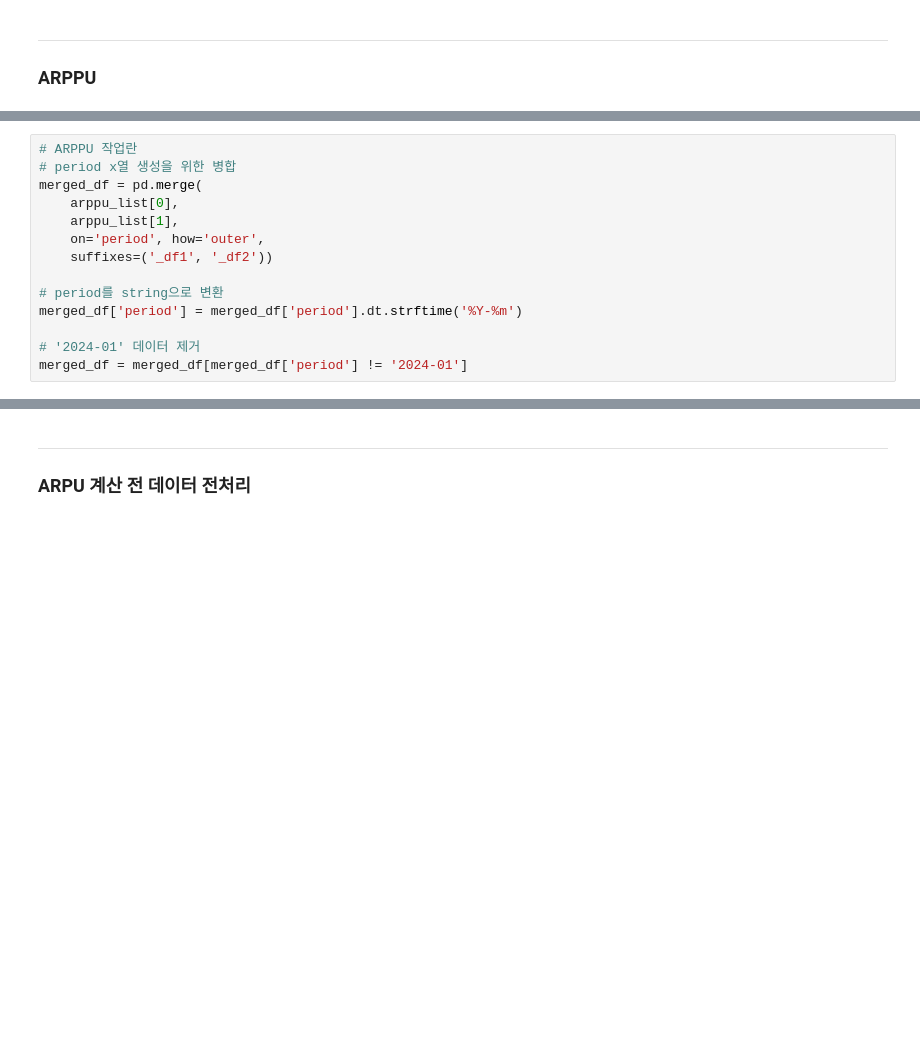
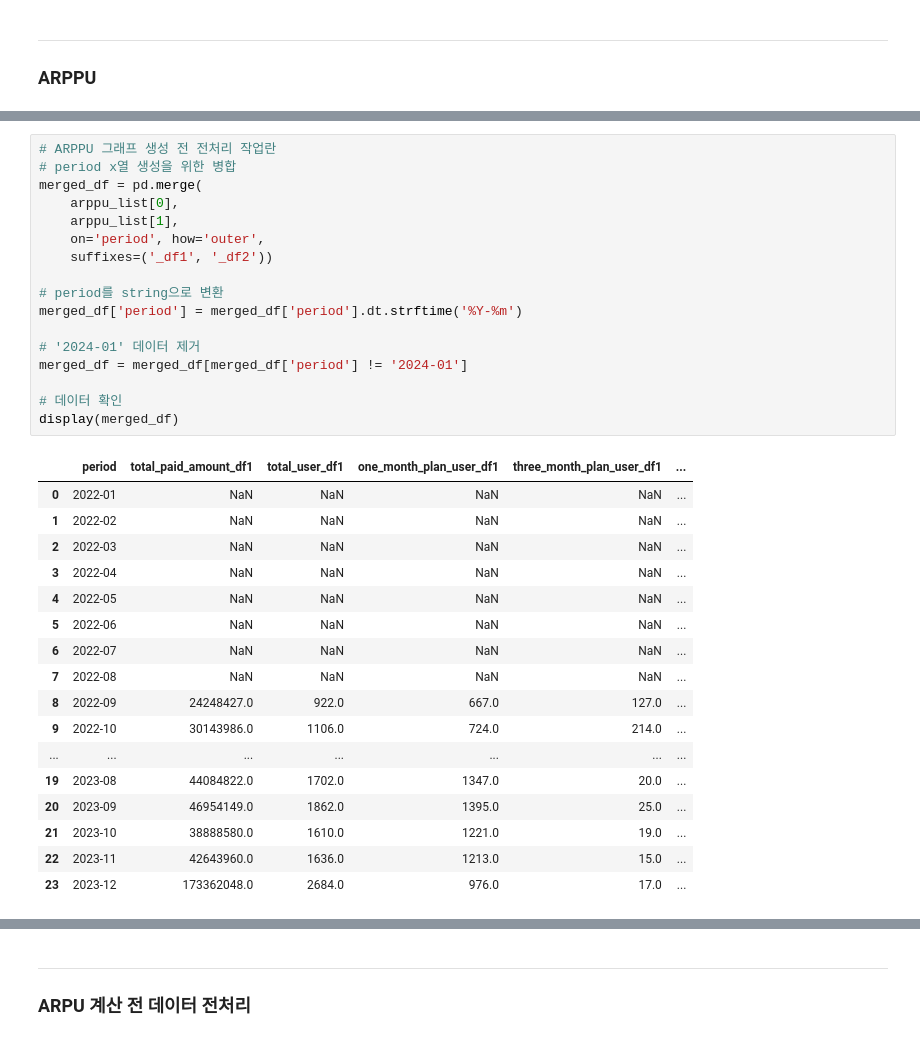
Before and after one commit to saeraniren/intermediate_project, a Jupyter notebook: lwc_main.ipynb, the cells around one changed output, grey strips where cells are left out. Drawn from its saved outputs; the diff is of its cells as text; blank space fills up the shorter version.

```diff
--- a/lwc_main.ipynb
+++ b/lwc_main.ipynb
@@ -902,17 +793,38 @@ for list in arppu_list:
 | 7 | 2022-08-01 | 16304670 | 399 | 202 | 57 | 40 | ... |
 | 8 | 2022-09-01 | 1697591 | 50 | 33 | 11 | 5 | ... |
 # %%
-# ARPPU 작업란
+# ARPPU 그래프 생성 전 전처리 작업란
 # period x열 생성을 위한 병합
 merged_df = pd.merge(
     arppu_list[0],
     arppu_list[1],
     on='period', how='outer',
     suffixes=('_df1', '_df2'))
 
 # period를 string으로 변환
 merged_df['period'] = merged_df['period'].dt.strftime('%Y-%m')
 
 # '2024-01' 데이터 제거
 merged_df = merged_df[merged_df['period'] != '2024-01']
+
+# 데이터 확인
+display(merged_df)
+# %% [output]
+|  | period | total_paid_amount_df1 | total_user_df1 | one_month_plan_user_df1 | three_month_plan_user_df1 | ... |
+| 0 | 2022-01 | NaN | NaN | NaN | NaN | ... |
+| 1 | 2022-02 | NaN | NaN | NaN | NaN | ... |
+| 2 | 2022-03 | NaN | NaN | NaN | NaN | ... |
+| 3 | 2022-04 | NaN | NaN | NaN | NaN | ... |
+| 4 | 2022-05 | NaN | NaN | NaN | NaN | ... |
+| 5 | 2022-06 | NaN | NaN | NaN | NaN | ... |
+| 6 | 2022-07 | NaN | NaN | NaN | NaN | ... |
+| 7 | 2022-08 | NaN | NaN | NaN | NaN | ... |
+| 8 | 2022-09 | 24248427.0 | 922.0 | 667.0 | 127.0 | ... |
+| 9 | 2022-10 | 30143986.0 | 1106.0 | 724.0 | 214.0 | ... |
+| ... | ... | ... | ... | ... | ... | ... |
+| 19 | 2023-08 | 44084822.0 | 1702.0 | 1347.0 | 20.0 | ... |
+| 20 | 2023-09 | 46954149.0 | 1862.0 | 1395.0 | 25.0 | ... |
+| 21 | 2023-10 | 38888580.0 | 1610.0 | 1221.0 | 19.0 | ... |
+| 22 | 2023-11 | 42643960.0 | 1636.0 | 1213.0 | 15.0 | ... |
+| 23 | 2023-12 | 173362048.0 | 2684.0 | 976.0 | 17.0 | ... |
 # %%
```
Also changed, not shown: parts of 27 cells of this notebook, 1 other file.
